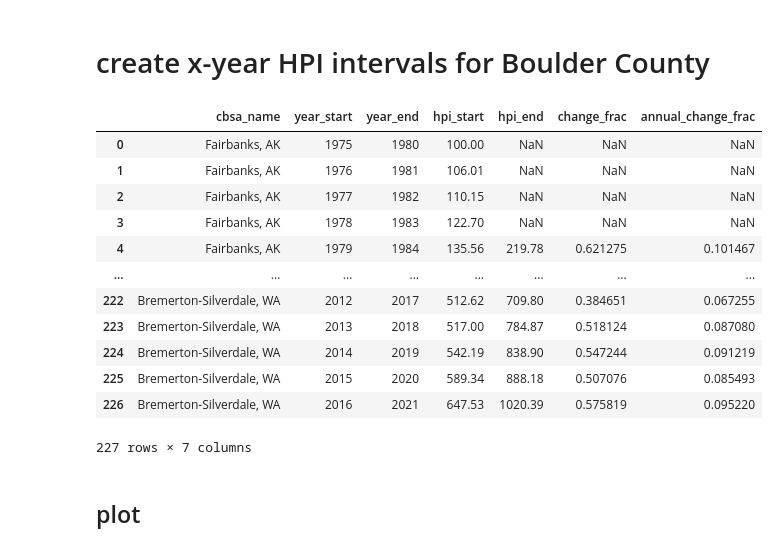
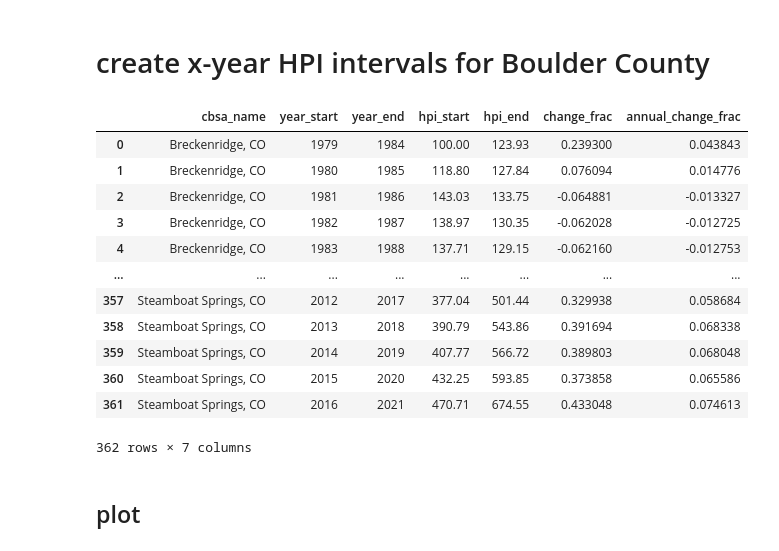
Before and after one commit to nmmichalak/hpi-analysis, a Jupyter notebook: 20220907_hpi_analysis.ipynb, the cells around one changed output. Cells and saved outputs as stored; diff of their text form; code cells hidden in the pictures.

```diff
--- a/20220907_hpi_analysis.ipynb
+++ b/20220907_hpi_analysis.ipynb
@@ -57,7 +57,7 @@ interval_length = 5
 # container
 hpi_change_x_year = {"cbsa_name": [], "year_start": [], "year_end": [], "hpi_start": [], "hpi_end": [], "change_frac": [], "annual_change_frac": []}
 
-for cbsa_name_i in tqdm.tqdm(hpi["name"].drop_duplicates().sample(6, replace = False)):
+for cbsa_name_i in tqdm.tqdm(hpi.dropna(subset = "name").query("name.str.contains(', CO')", engine = "python")["name"].drop_duplicates().sample(9, replace = False)):
     for year_start_i in sorted(hpi.query(f"name == '{cbsa_name_i}'")["year"].unique()):
         # year end
         year_end_i = year_start_i + interval_length
@@ -71,45 +71,45 @@ for cbsa_name_i in tqdm.tqdm(hpi["name"].drop_duplicates().sample(6, replace = F
                 hpi_start_i = np.nan
 
             # hpi end
             try:
                 hpi_end_i = hpi.query(f"(name == '{cbsa_name_i}') & (year == {year_end_i})")["hpi"].astype(float).squeeze()
             except:
                 hpi_end_i = np.nan
 
             # change fraction
             change_frac_i = (hpi_end_i - hpi_start_i) / hpi_start_i
 
             # anualized change fraction
             annual_change_frac_i = (hpi_end_i / hpi_start_i) ** (1 / interval_length) - 1.0
 
             # append
             hpi_change_x_year["cbsa_name"].append(cbsa_name_i)
             hpi_change_x_year["year_start"].append(year_start_i)
             hpi_change_x_year["year_end"].append(year_end_i)
             hpi_change_x_year["hpi_start"].append(hpi_start_i)
             hpi_change_x_year["hpi_end"].append(hpi_end_i)
             hpi_change_x_year["change_frac"].append(change_frac_i)
             hpi_change_x_year["annual_change_frac"].append(annual_change_frac_i)
 
 # data frame
 hpi_change_x_year = pd.DataFrame(hpi_change_x_year)
 
 # see it
 hpi_change_x_year
 # %% [output]
 |  | cbsa_name | year_start | year_end | hpi_start | hpi_end | change_frac | annual_change_frac |
-| 0 | Fairbanks, AK | 1975 | 1980 | 100.00 | NaN | NaN | NaN |
-| 1 | Fairbanks, AK | 1976 | 1981 | 106.01 | NaN | NaN | NaN |
-| 2 | Fairbanks, AK | 1977 | 1982 | 110.15 | NaN | NaN | NaN |
-| 3 | Fairbanks, AK | 1978 | 1983 | 122.70 | NaN | NaN | NaN |
-| 4 | Fairbanks, AK | 1979 | 1984 | 135.56 | 219.78 | 0.621275 | 0.101467 |
+| 0 | Breckenridge, CO | 1979 | 1984 | 100.00 | 123.93 | 0.239300 | 0.043843 |
+| 1 | Breckenridge, CO | 1980 | 1985 | 118.80 | 127.84 | 0.076094 | 0.014776 |
+| 2 | Breckenridge, CO | 1981 | 1986 | 143.03 | 133.75 | -0.064881 | -0.013327 |
+| 3 | Breckenridge, CO | 1982 | 1987 | 138.97 | 130.35 | -0.062028 | -0.012725 |
+| 4 | Breckenridge, CO | 1983 | 1988 | 137.71 | 129.15 | -0.062160 | -0.012753 |
 | ... | ... | ... | ... | ... | ... | ... | ... |
-| 222 | Bremerton-Silverdale, WA | 2012 | 2017 | 512.62 | 709.80 | 0.384651 | 0.067255 |
-| 223 | Bremerton-Silverdale, WA | 2013 | 2018 | 517.00 | 784.87 | 0.518124 | 0.087080 |
-| 224 | Bremerton-Silverdale, WA | 2014 | 2019 | 542.19 | 838.90 | 0.547244 | 0.091219 |
-| 225 | Bremerton-Silverdale, WA | 2015 | 2020 | 589.34 | 888.18 | 0.507076 | 0.085493 |
-| 226 | Bremerton-Silverdale, WA | 2016 | 2021 | 647.53 | 1020.39 | 0.575819 | 0.095220 |
+| 357 | Steamboat Springs, CO | 2012 | 2017 | 377.04 | 501.44 | 0.329938 | 0.058684 |
+| 358 | Steamboat Springs, CO | 2013 | 2018 | 390.79 | 543.86 | 0.391694 | 0.068338 |
+| 359 | Steamboat Springs, CO | 2014 | 2019 | 407.77 | 566.72 | 0.389803 | 0.068048 |
+| 360 | Steamboat Springs, CO | 2015 | 2020 | 432.25 | 593.85 | 0.373858 | 0.065586 |
+| 361 | Steamboat Springs, CO | 2016 | 2021 | 470.71 | 674.55 | 0.433048 | 0.074613 |
-227 rows × 7 columns
+362 rows × 7 columns
 # %% [markdown]
 ## plot
 # %%
```
Also changed, not shown: parts of 3 cells of this notebook.
